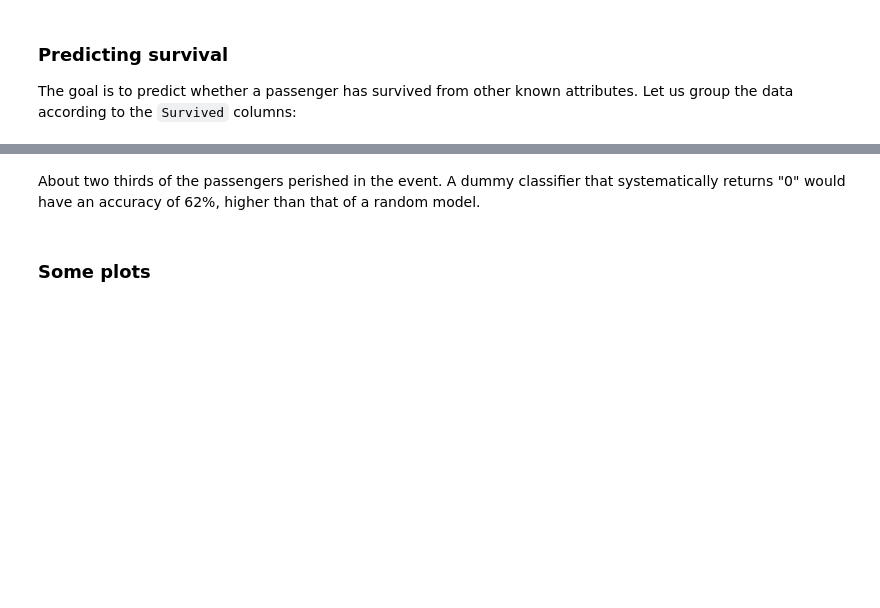
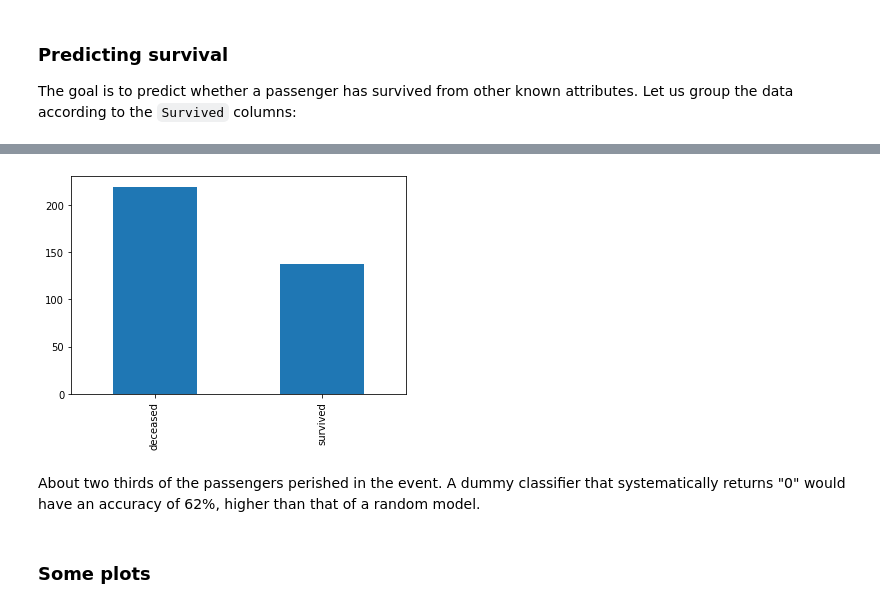
Before and after one commit to ramp-kits/titanic, a Jupyter notebook: titanic_starting_kit.ipynb, the cells around one changed output, grey strips where cells are left out. Saved outputs shown, nothing was run; the diff lists cells and outputs as text; code cells hidden in the pictures; blank space fills up the shorter version.

```diff
--- a/titanic_starting_kit.ipynb
+++ b/titanic_starting_kit.ipynb
@@ -88,3 +85,7 @@ data.groupby('Survived').count()
+# %%
+_ = pd.Series(y_train).value_counts().rename({0: "deceased", 1: "survived"}).plot(kind="bar")
+# %% [output]
+[figure, added]
 # %% [markdown]
 About two thirds of the passengers perished in the event. A dummy classifier that systematically returns "0" would have an accuracy of 62%, higher than that of a random model.
 # %% [markdown]
```
Also changed, not shown: parts of 36 cells of this notebook, 4 other files.
